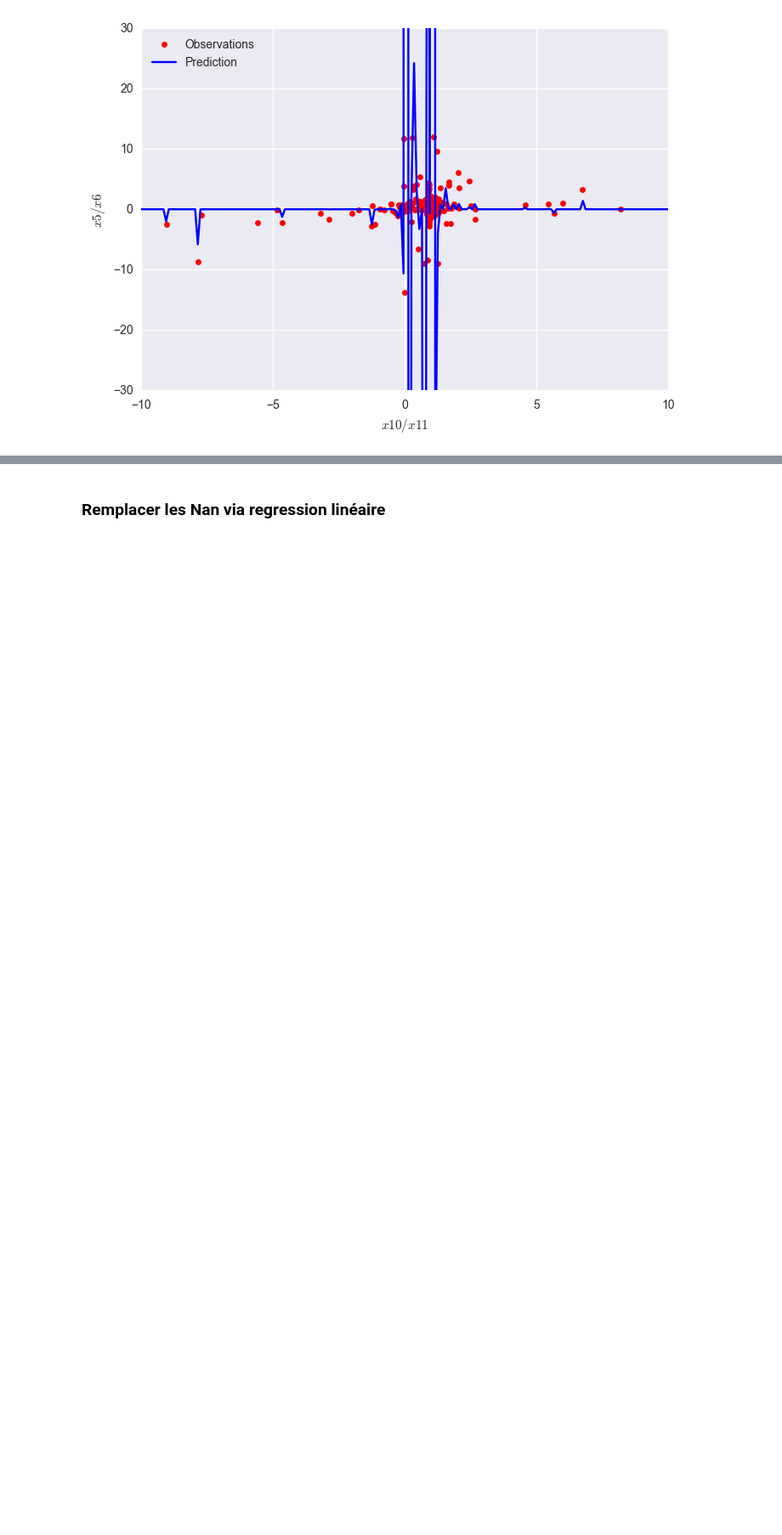
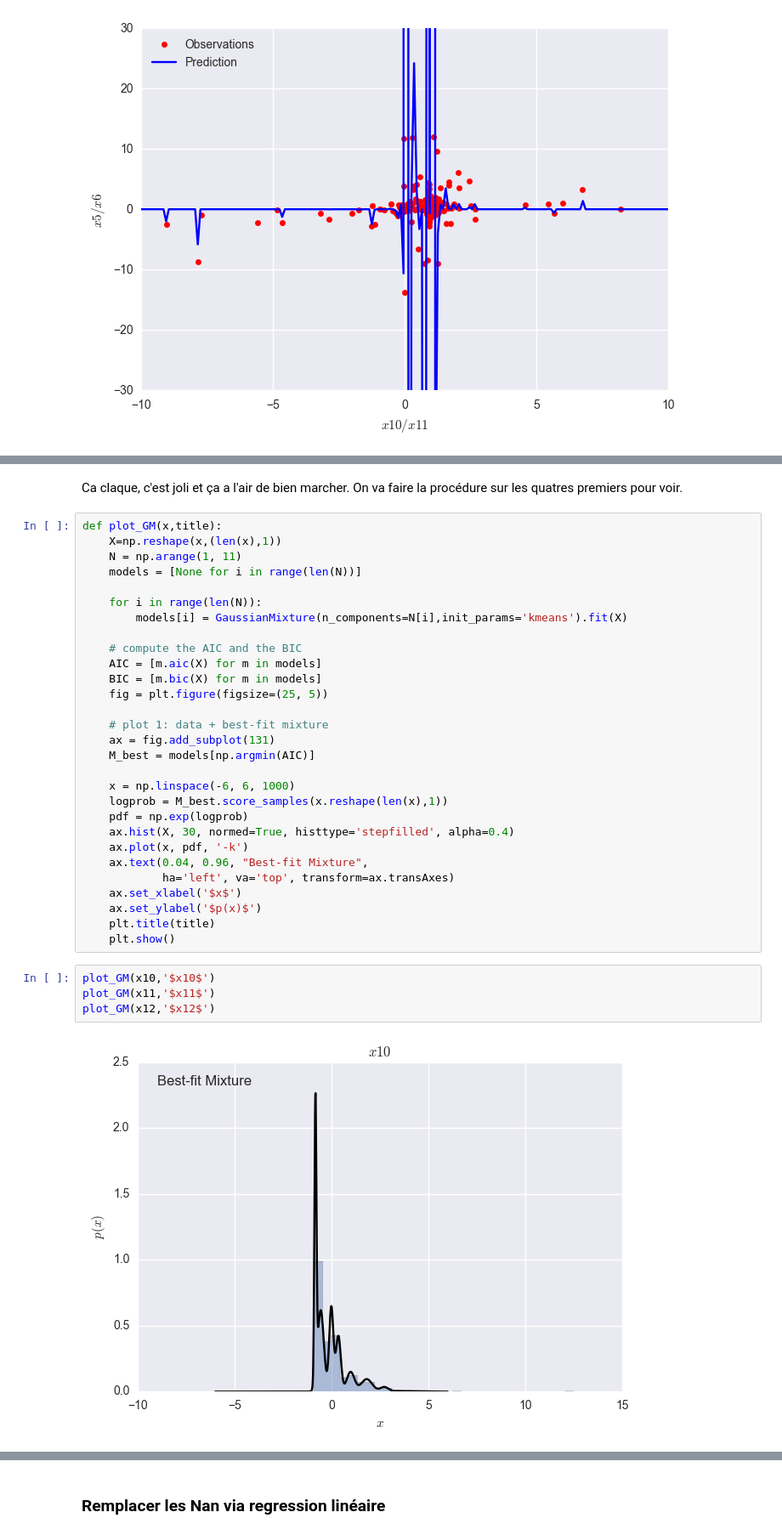
Before and after one commit to bigtdu53/failleIte, a Jupyter notebook: Code/bankrupcy_chanllenge.ipynb, the cells around one changed output, grey strips where cells are left out. Shown at 85% size. Drawn from its saved outputs; the diff is of its cells as text; blank space fills up the shorter version.

```diff
--- a/Code/bankrupcy_chanllenge.ipynb
+++ b/Code/bankrupcy_chanllenge.ipynb
@@ -466,0 +585,37 @@ plt.legend(loc='upper left')
+# %% [markdown]
+Ca claque, c'est joli et ça a l'air de bien marcher. On va faire la procédure sur les quatres premiers pour voir.
+# %%
+def plot_GM(x,title):
+    X=np.reshape(x,(len(x),1))
+    N = np.arange(1, 11)
+    models = [None for i in range(len(N))]
+
+    for i in range(len(N)):
+        models[i] = GaussianMixture(n_components=N[i],init_params='kmeans').fit(X)
+
+    # compute the AIC and the BIC
+    AIC = [m.aic(X) for m in models]
+    BIC = [m.bic(X) for m in models]
+    fig = plt.figure(figsize=(25, 5))
+
+    # plot 1: data + best-fit mixture
+    ax = fig.add_subplot(131)
+    M_best = models[np.argmin(AIC)]
+
+    x = np.linspace(-6, 6, 1000)
+    logprob = M_best.score_samples(x.reshape(len(x),1))
+    pdf = np.exp(logprob)
+    ax.hist(X, 30, normed=True, histtype='stepfilled', alpha=0.4)
+    ax.plot(x, pdf, '-k')
+    ax.text(0.04, 0.96, "Best-fit Mixture",
+            ha='left', va='top', transform=ax.transAxes)
+    ax.set_xlabel('$x$')
+    ax.set_ylabel('$p(x)$')
+    plt.title(title)
+    plt.show()
+# %%
+plot_GM(x10,'$x10$')
+plot_GM(x11,'$x11$')
+plot_GM(x12,'$x12$')
+# %% [output]
+[figure, added]
```
Also changed, not shown: parts of 20 cells of this notebook.
